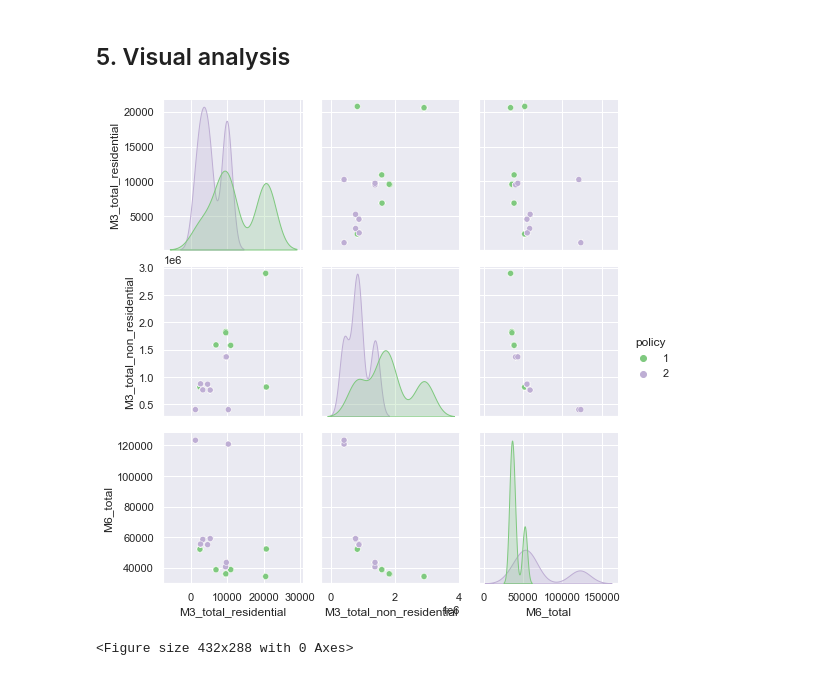
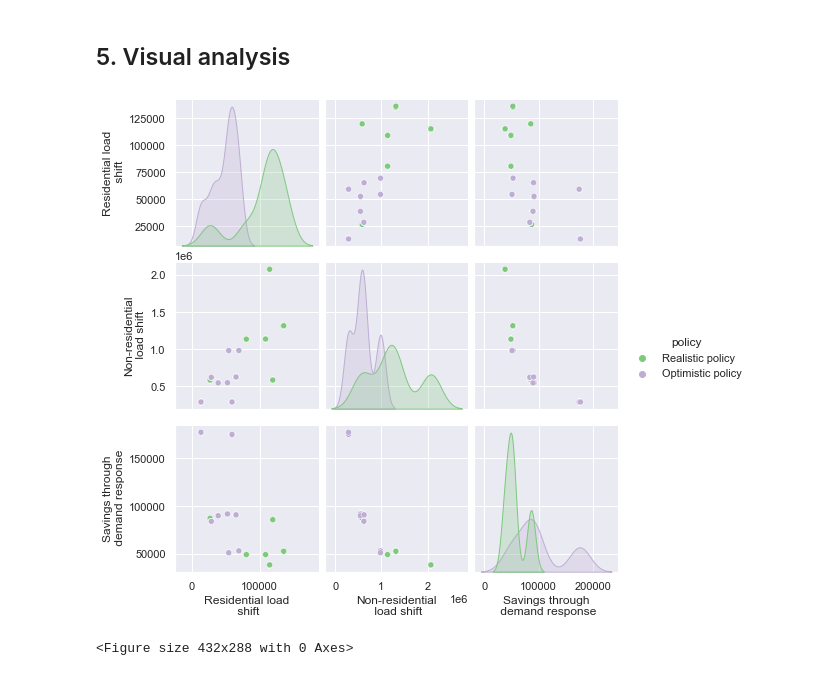
Before and after one commit to SoniAnmol/Modelling-Dutch-Energy-Communities, a Jupyter notebook: results/plotting_results.ipynb, the cells around one changed output. Cells and saved outputs as stored; diff of their text form; code cells hidden in the pictures.

Commit message:
updating open exploration post

```diff
--- a/results/plotting_results.ipynb
+++ b/results/plotting_results.ipynb
@@ -144,6 +154,8 @@ columns = ['M3_total_residential', 'M3_total_non_residential', 'M6_total']
+# %%
+columns = ['Residential load\n shift', 'Non-residential\n load shift', 'Savings through\n demand response']
 # %%
-policies = {1: {'L1': 0.75, 'L2': 1.0, 'L3': 0.45},
-            2: {'L1': 0.5, 'L2': 0.5, 'L3': 0.45},}
+policies = {'Realistic policy': {'L1': 0.75, 'L2': 1.0, 'L3': 0.45},
+            'Optimistic policy': {'L1': 0.5, 'L2': 0.5, 'L3': 0.45}, }
 # %%
 col = results.columns.to_list()
 col.append('policy')
@@ -155,12 +167,15 @@ for key in policies.keys():
 for key in policies.keys():
     L1, L2, L3 = policies[key].values()
     df.loc[(df['L1'] == L1) & (df['L2'] == L2) & (df['L3'] == L3), 'policy'] = key
+# %%
+df.rename(columns={'M3_total_residential': 'Residential load\n shift',
+                   'M3_total_non_residential': 'Non-residential\n load shift',
+                   'M6_total': 'Savings through\n demand response'}, inplace=True)
 # %%
-sns.pairplot(df, vars=columns, hue='policy', diag_kind='kde', diag_kws=dict(shade=True), palette='Accent')
-# plt.title('Key performance metrics for (1) optimistic policy and (2) realistic policy', fontsize=20, fontweight='bold',)
+fig = sns.pairplot(df, vars=columns, hue='policy', diag_kind='kde', diag_kws=dict(shade=True), palette='Accent', )
 plt.show()
 plt.tight_layout()
-plt.savefig(f'data/figures/open_exploration/{ec}_pairplot.png', dpi=300)
+fig.savefig(f'data/figures/open_exploration/{ec}_pairplot.png', dpi=300)
 # %% [output]
-[figure, old version]
+[figure, new version]
 <Figure size 432x288 with 0 Axes>
```
Also changed, not shown: parts of 7 cells of this notebook, 12 other files.
